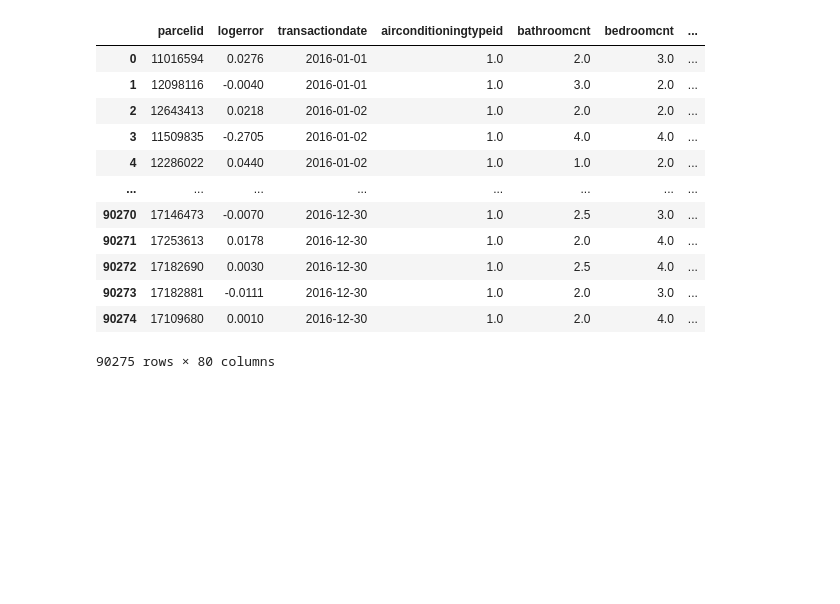
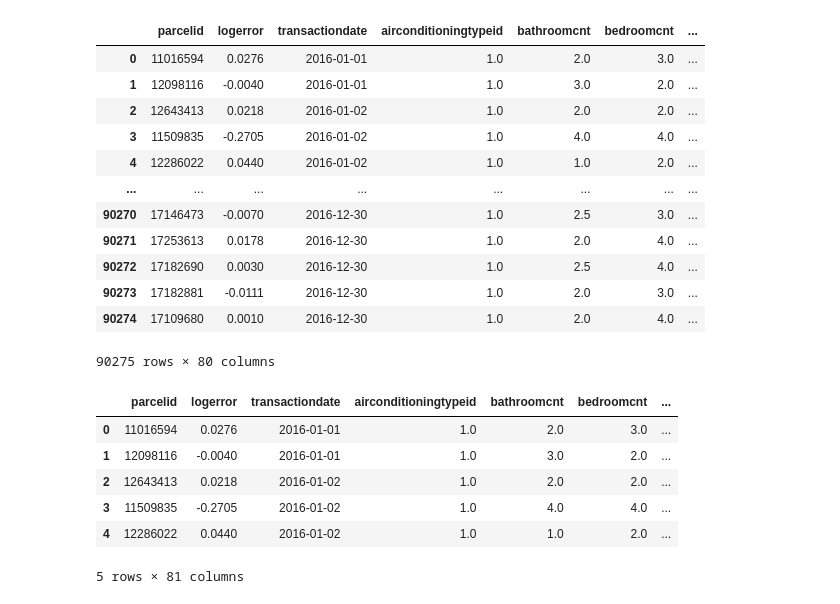
Before and after one commit to oostendo/2022-SI699-011, a Jupyter notebook: homees/FinalProject.ipynb, the cells around one changed output. Drawn from its saved outputs; the diff is of its cells as text; code cells hidden in the pictures; blank space fills up the shorter version.

```diff
--- a/homees/FinalProject.ipynb
+++ b/homees/FinalProject.ipynb
@@ -58,5 +60,57 @@ final_data
 | 90273 | 17182881 | -0.0111 | 2016-12-30 | 1.0 | 2.0 | 3.0 | ... |
 | 90274 | 17109680 | 0.0010 | 2016-12-30 | 1.0 | 2.0 | 4.0 | ... |
 90275 rows × 80 columns
+# %%
+longitude = final_data['longitude']
+latitude = final_data['latitude']
+# %%
+longitude_list = []
+latitude_list = []
+
+for i in range(0,len(final_data)):
+    lat_num = (latitude[i])
+    lat_num = str(lat_num)[0:2]+'.'+str(lat_num)[2:8]
+    lat_num = pd.to_numeric(lat_num)
+    latitude_list.append(lat_num)
+
+    long_num = (longitude[i])
+    long_num = str(long_num)[0:4]+'.'+str(long_num)[4:10]
+    long_num = pd.to_numeric(long_num)
+    longitude_list.append(long_num)
+# %%
+coord_list = ""
+address_list = []
+startpoint = 0
+endpoint = 100
+MAPQUEST_API_KEY = 'XfP5gtj9agAxxwG9A6owWcjk1B74tAc2'
+
+while endpoint <= 90200:
+    for i in range(startpoint,endpoint):
+        coord_list += '&location='+str(latitude_list[i])+','+str(longitude_list[i])
+
+    url = ('http://www.mapquestapi.com/geocoding/v1/batch?key=' + MAPQUEST_API_KEY + coord_list)
+    mapquest_req = requests.get(url)
+    json_dict = json.loads(mapquest_req.text)
+    json_results = json_dict['results']
+
+
+    for j in range(0,100):
+        address_list.append(json_results[j]['locations'][0]['street'] + ", " + json_results[j]['locations'][0]['adminArea5'] + " " +json_results[j]['locations'][0]['adminArea3'] + " " + json_results[j]['locations'][0]['postalCode'])
+
+    coord_list = ""
+    endpoint += 100
+    startpoint += 100
+# %%
+final_data['address'] = address_list
+# %%
+final_data.head()
+# %% [output]
+|  | parcelid | logerror | transactiondate | airconditioningtypeid | bathroomcnt | bedroomcnt | ... |
+| 0 | 11016594 | 0.0276 | 2016-01-01 | 1.0 | 2.0 | 3.0 | ... |
+| 1 | 12098116 | -0.0040 | 2016-01-01 | 1.0 | 3.0 | 2.0 | ... |
+| 2 | 12643413 | 0.0218 | 2016-01-02 | 1.0 | 2.0 | 2.0 | ... |
+| 3 | 11509835 | -0.2705 | 2016-01-02 | 1.0 | 4.0 | 4.0 | ... |
+| 4 | 12286022 | 0.0440 | 2016-01-02 | 1.0 | 1.0 | 2.0 | ... |
+5 rows × 81 columns
 # %%
 final_data.to_csv('final_data.csv', encoding='utf-8', index=True)
```
Also changed, not shown: parts of 2 cells of this notebook.
